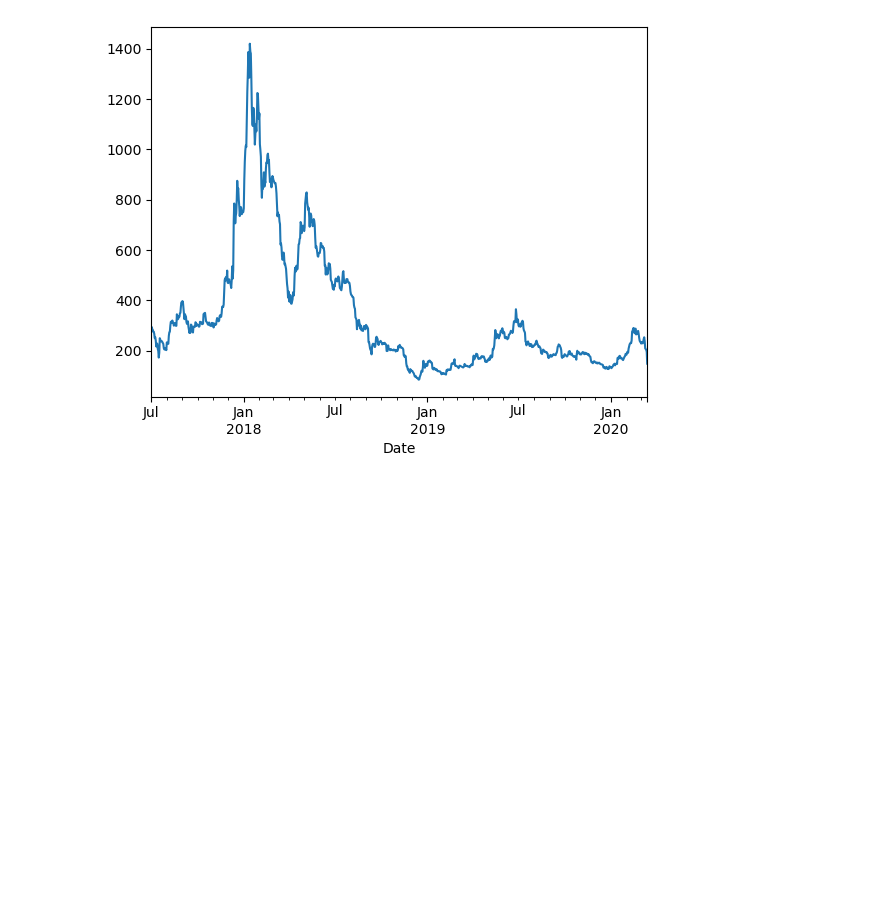
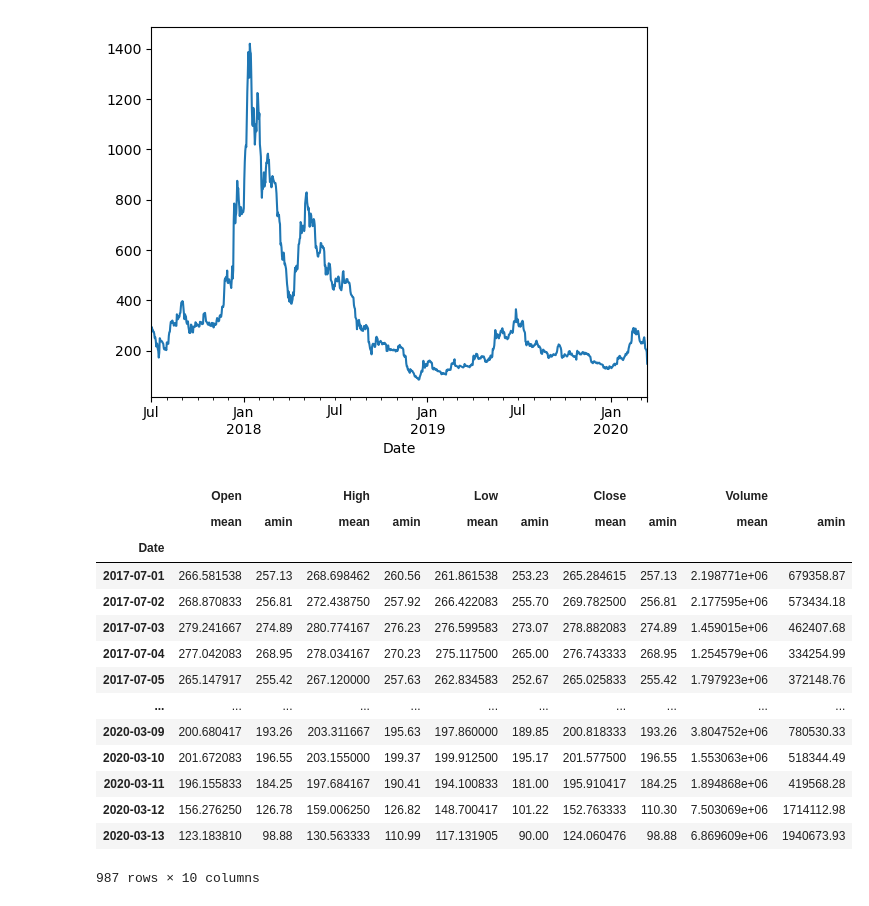
Before and after one commit to TechieBalu/Guide-To-Advance-Python-Concepts, a Jupyter notebook: Pandas by Corey Schafer/10- Working with date time series data.ipynb, the cells around one changed output. Cells and saved outputs as stored; diff of their text form; code cells hidden in the pictures; blank space fills up the shorter version.

Commit message:
resampling whole dataset

```diff
--- a/Pandas by Corey Schafer/10- Working with date time series data.ipynb
+++ b/Pandas by Corey Schafer/10- Working with date time series data.ipynb
@@ -252,3 +257,22 @@ highs.plot()
 # %% [output]
 <AxesSubplot:xlabel='Date'>
 [figure]
+# %%
+# Resampling of complete dataset
+df.resample("D").agg([np.mean,np.min])
+# %% [output]
+|  | Open |  | High |  | Low |  | Close |  | Volume |  |
+|  | mean | amin | mean | amin | mean | amin | mean | amin | mean | amin |
+| Date |  |  |  |  |  |  |  |  |  |  |
+| 2017-07-01 | 266.581538 | 257.13 | 268.698462 | 260.56 | 261.861538 | 253.23 | 265.284615 | 257.13 | 2.198771e+06 | 679358.87 |
+| 2017-07-02 | 268.870833 | 256.81 | 272.438750 | 257.92 | 266.422083 | 255.70 | 269.782500 | 256.81 | 2.177595e+06 | 573434.18 |
+| 2017-07-03 | 279.241667 | 274.89 | 280.774167 | 276.23 | 276.599583 | 273.07 | 278.882083 | 274.89 | 1.459015e+06 | 462407.68 |
+| 2017-07-04 | 277.042083 | 268.95 | 278.034167 | 270.23 | 275.117500 | 265.00 | 276.743333 | 268.95 | 1.254579e+06 | 334254.99 |
+| 2017-07-05 | 265.147917 | 255.42 | 267.120000 | 257.63 | 262.834583 | 252.67 | 265.025833 | 255.42 | 1.797923e+06 | 372148.76 |
+| ... | ... | ... | ... | ... | ... | ... | ... | ... | ... | ... |
+| 2020-03-09 | 200.680417 | 193.26 | 203.311667 | 195.63 | 197.860000 | 189.85 | 200.818333 | 193.26 | 3.804752e+06 | 780530.33 |
+| 2020-03-10 | 201.672083 | 196.55 | 203.155000 | 199.37 | 199.912500 | 195.17 | 201.577500 | 196.55 | 1.553063e+06 | 518344.49 |
+| 2020-03-11 | 196.155833 | 184.25 | 197.684167 | 190.41 | 194.100833 | 181.00 | 195.910417 | 184.25 | 1.894868e+06 | 419568.28 |
+| 2020-03-12 | 156.276250 | 126.78 | 159.006250 | 126.82 | 148.700417 | 101.22 | 152.763333 | 110.30 | 7.503069e+06 | 1714112.98 |
+| 2020-03-13 | 123.183810 | 98.88 | 130.563333 | 110.99 | 117.131905 | 90.00 | 124.060476 | 98.88 | 6.869609e+06 | 1940673.93 |
+987 rows × 10 columns
```
Also changed, not shown: parts of 4 cells of this notebook.
